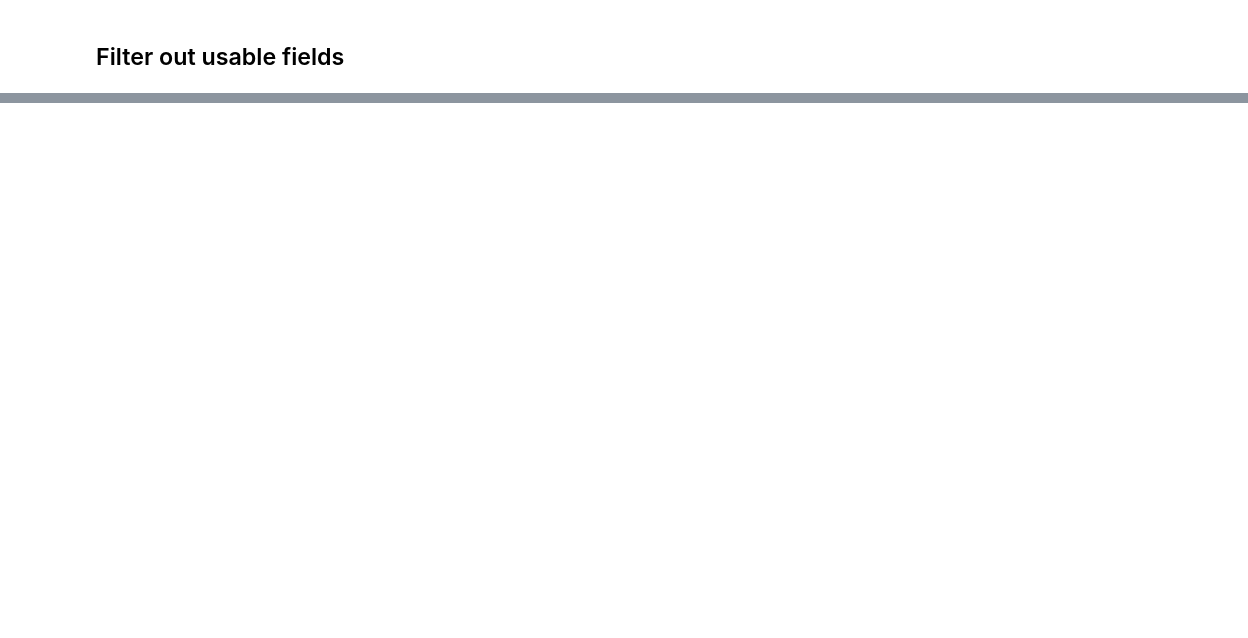
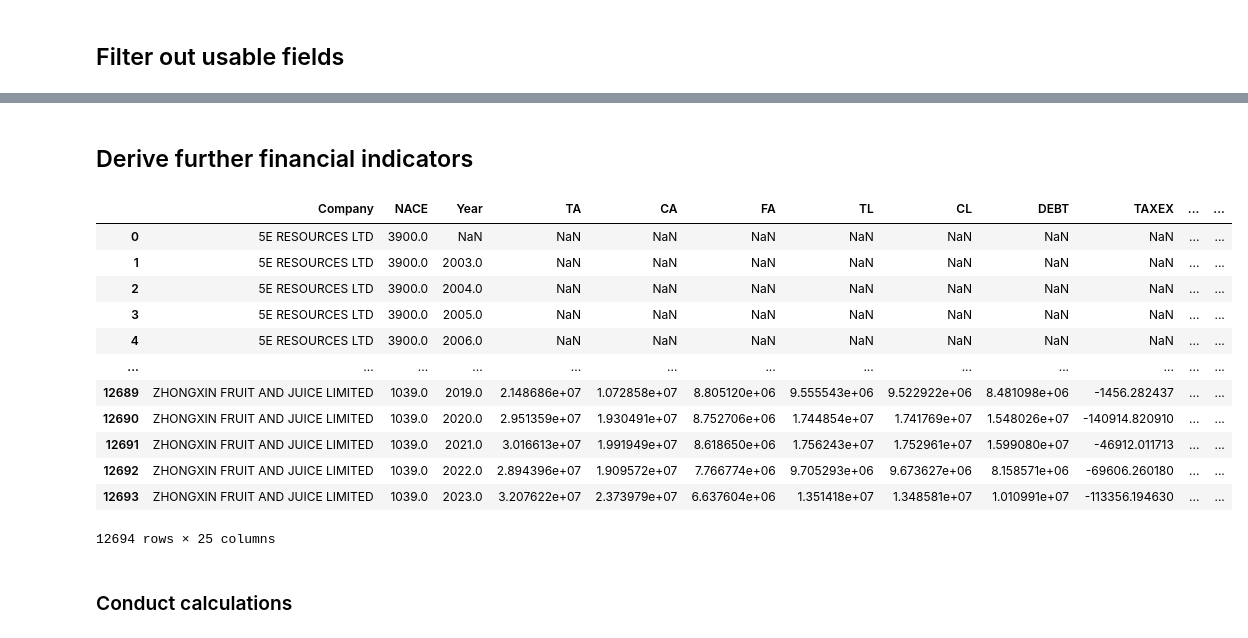
Before and after one commit to yungqiyang/sgx_panel_data_analysis, a Jupyter notebook: sgx_data_cleaning.ipynb, the cells around one changed output, grey strips where cells are left out. Drawn from its saved outputs; the diff is of its cells as text; code cells hidden in the pictures; blank space fills up the shorter version.

```diff
--- a/sgx_data_cleaning.ipynb
+++ b/sgx_data_cleaning.ipynb
@@ -210,0 +434,21 @@ sgx.to_csv("Data/filtered_sgx.csv", index= False)
+# %% [markdown]
+## Derive further financial indicators
+# %%
+sgx = pd.read_csv("data/filtered_sgx.csv", index_col= None)
+sgx
+# %% [output]
+|  | Company | NACE | Year | TA | CA | FA | TL | CL | DEBT | TAXEX | ... | ... |
+| 0 | 5E RESOURCES LTD | 3900.0 | NaN | NaN | NaN | NaN | NaN | NaN | NaN | NaN | ... | ... |
+| 1 | 5E RESOURCES LTD | 3900.0 | 2003.0 | NaN | NaN | NaN | NaN | NaN | NaN | NaN | ... | ... |
+| 2 | 5E RESOURCES LTD | 3900.0 | 2004.0 | NaN | NaN | NaN | NaN | NaN | NaN | NaN | ... | ... |
+| 3 | 5E RESOURCES LTD | 3900.0 | 2005.0 | NaN | NaN | NaN | NaN | NaN | NaN | NaN | ... | ... |
+| 4 | 5E RESOURCES LTD | 3900.0 | 2006.0 | NaN | NaN | NaN | NaN | NaN | NaN | NaN | ... | ... |
+| ... | ... | ... | ... | ... | ... | ... | ... | ... | ... | ... | ... | ... |
+| 12689 | ZHONGXIN FRUIT AND JUICE LIMITED | 1039.0 | 2019.0 | 2.148686e+07 | 1.072858e+07 | 8.805120e+06 | 9.555543e+06 | 9.522922e+06 | 8.481098e+06 | -1456.282437 | ... | ... |
+| 12690 | ZHONGXIN FRUIT AND JUICE LIMITED | 1039.0 | 2020.0 | 2.951359e+07 | 1.930491e+07 | 8.752706e+06 | 1.744854e+07 | 1.741769e+07 | 1.548026e+07 | -140914.820910 | ... | ... |
+| 12691 | ZHONGXIN FRUIT AND JUICE LIMITED | 1039.0 | 2021.0 | 3.016613e+07 | 1.991949e+07 | 8.618650e+06 | 1.756243e+07 | 1.752961e+07 | 1.599080e+07 | -46912.011713 | ... | ... |
+| 12692 | ZHONGXIN FRUIT AND JUICE LIMITED | 1039.0 | 2022.0 | 2.894396e+07 | 1.909572e+07 | 7.766774e+06 | 9.705293e+06 | 9.673627e+06 | 8.158571e+06 | -69606.260180 | ... | ... |
+| 12693 | ZHONGXIN FRUIT AND JUICE LIMITED | 1039.0 | 2023.0 | 3.207622e+07 | 2.373979e+07 | 6.637604e+06 | 1.351418e+07 | 1.348581e+07 | 1.010991e+07 | -113356.194630 | ... | ... |
+12694 rows × 25 columns
+# %% [markdown]
+### Conduct calculations
```
Also changed, not shown: parts of 66 cells of this notebook, 10 other files.
